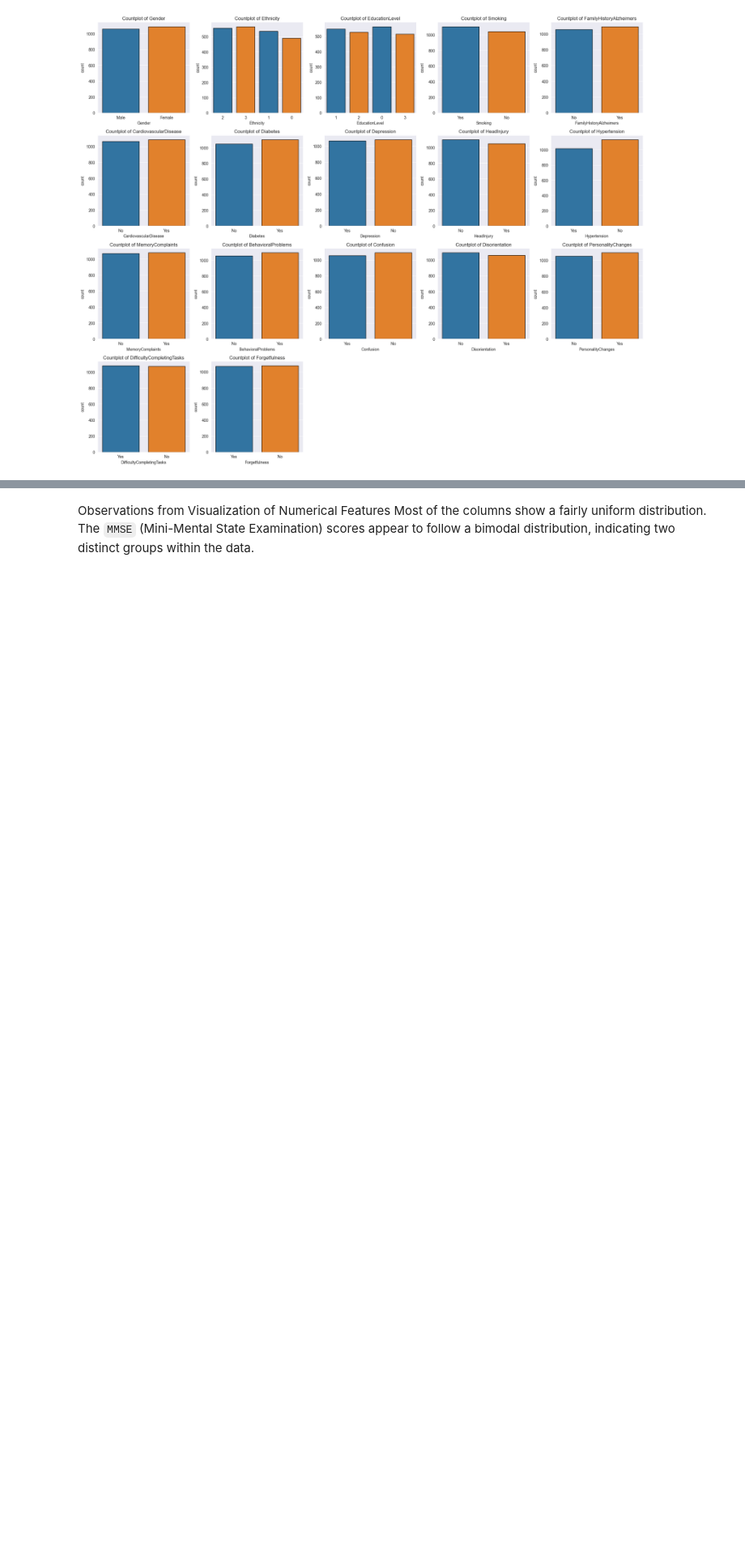
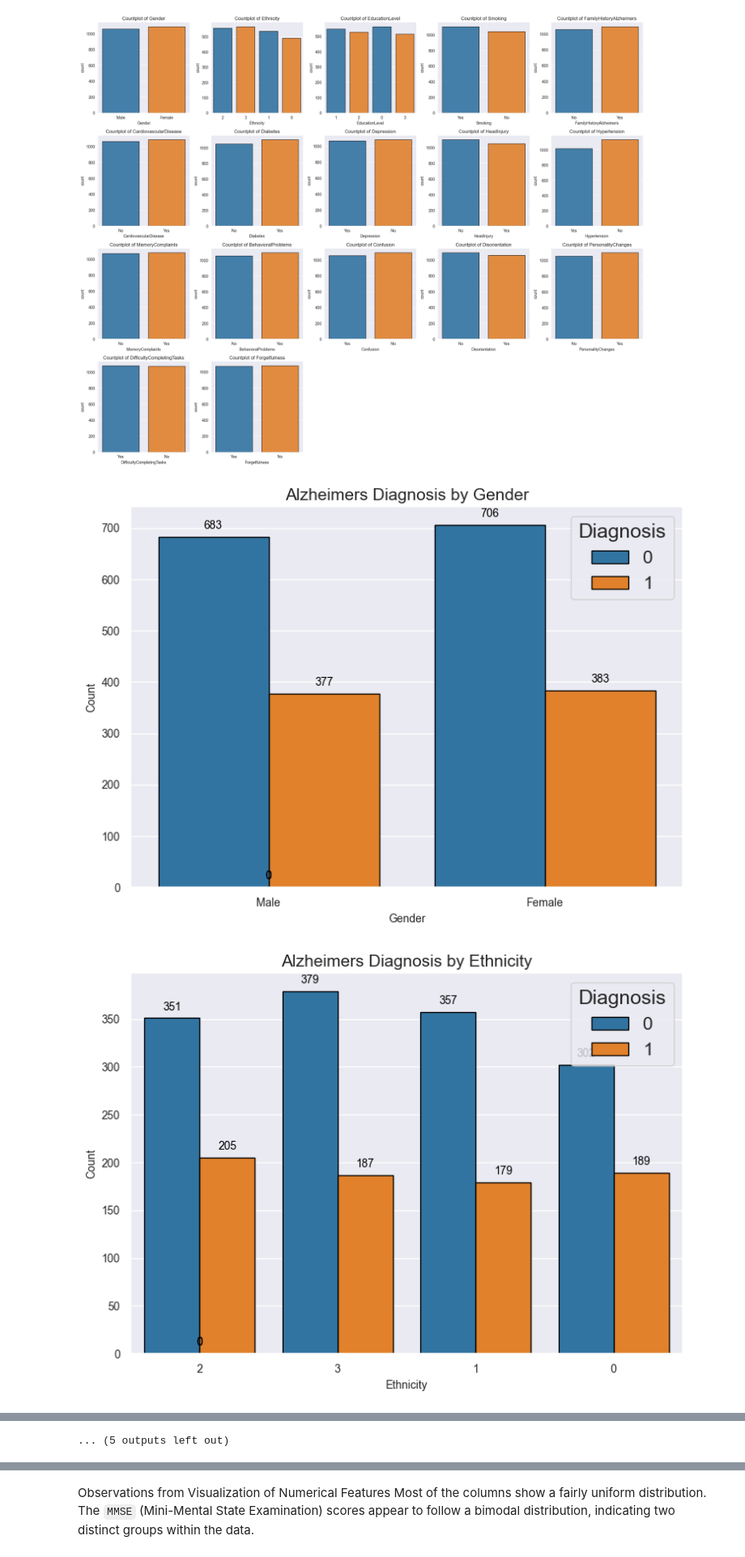
Before and after one commit to JaneSul/ACIT4510_alzheimers, a Jupyter notebook: Untitled.ipynb, the cells around one changed output, grey strips where cells are left out. Shown at 81% size. Saved outputs shown, nothing was run; the diff lists cells and outputs as text; code cells hidden in the pictures; blank space fills up the shorter version.

Commit message:
update the Alzheimers Notbook

```diff
--- a/Untitled.ipynb
+++ b/Untitled.ipynb
@@ -181,7 +181,6 @@ synthetic_data = {
 for col, values in synthetic_data.items():
     df[col] = values
 
-
 # Update categorical columns for visualization
 categorical_columns_full = list(synthetic_data.keys())
 # Create a figure with subplots for all categorical features
@@ -194,7 +193,7 @@ for i, column in enumerate(categorical_columns_full):
     n_colors = len(unique_labels)
     palette = sns.color_palette("Set2", n_colors)  # Adjust palette size based on unique labels
 
-    sns.countplot(data=df, x=column, ax=axes[i], hue=column,palette=["#1f77b4", "#ff7f0e"], edgecolor='black')
+    sns.countplot(data=df, x=column, ax=axes[i], hue=column,palette=["#1f77b4", "#ff7f0e"], edgecolor='black', alpha=0.9)
     axes[i].set_title(f'Countplot of {column}')
 
     # Apply custom x-tick labels
@@ -209,3 +208,40 @@ plt.tight_layout()
 plt.show()
 # %% [output]
 [figure]
+# %%
+import matplotlib.pyplot as plt
+import seaborn as sns
+
+# Set a larger font scale for the entire plot
+sns.set(font_scale=1.5)  # Adjust font scale as needed
+
+# Loop through each categorical feature to create separate plots
+for column in categorical_columns_full:
+    # Create a figure for each plot
+    plt.figure(figsize=(8, 6))  # Set size of each individual plot
+    palette = sns.color_palette("Set2", n_colors)
+    # Plot each categorical feature with Diagnosis as the hue
+    ax = sns.countplot(data=df, x=column, hue="Diagnosis", palette=["#1f77b4", "#ff7f0e"], edgecolor='black', alpha=1)
+
+    # Set title and labels with larger fonts
+    plt.title(f'Alzheimers Diagnosis by {column}', fontsize=15)
+    plt.xlabel(column, fontsize=10)
+    plt.ylabel("Count", fontsize=10)
+    plt.xticks(fontsize=10)  # Set x-tick label size
+    plt.yticks(fontsize=10)  # Set y-tick label size
+
+    # Annotate each bar with the count value
+    for p in ax.patches:
+        ax.annotate(f'{int(p.get_height())}',  # Get the height of the bar to use as the count
+                    (p.get_x() + p.get_width() / 2., p.get_height()),  # Position in the middle of the bar
+                    ha='center', va='center',  # Center alignment for better readability
+                    xytext=(0, 10),  # Offset text slightly above the bar
+                    textcoords='offset points',
+                    fontsize=10, color='black')  # Set font size, color, and style for annotations
+
+    # Show plot
+    plt.tight_layout()
+    plt.show()
+# %% [output]
+[figure, added]
+[figure, added]
@@ -212,3 +258,4 @@ plt.show()
+... (5 outputs left out)
 # %%
 #Visulisation of the numerical values:
 for column in numerical_columns:
```
Also changed, not shown: parts of 1 cell of this notebook, 5 other files.
